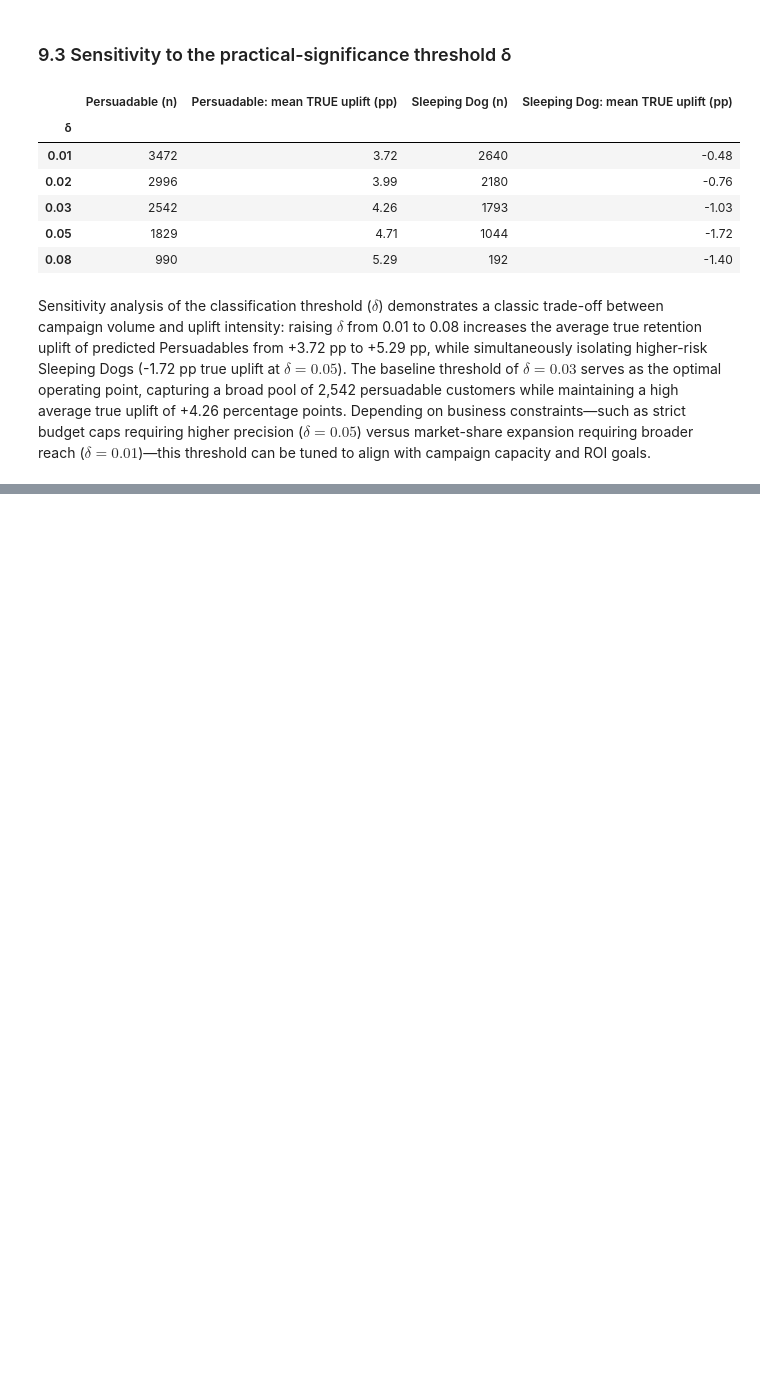
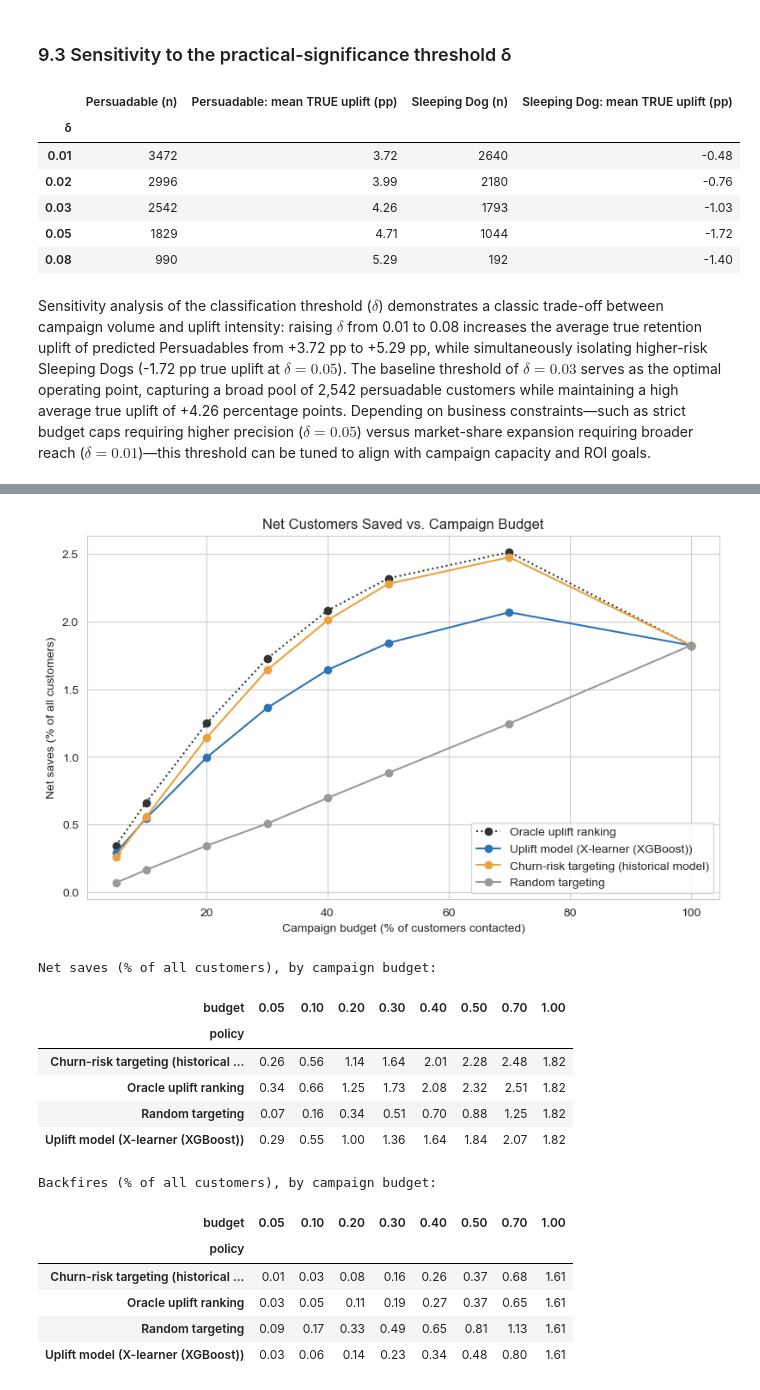
Before and after one commit to danielowuor/Customer-Retention-Intelligence-System, a Jupyter notebook: notebooks/05_uplift_modeling.ipynb, the cells around one changed output, grey strips where cells are left out. Cells and saved outputs as stored; diff of their text form; code cells hidden in the pictures; blank space fills up the shorter version.

Commit message:
feat: add budget preview of saves vs backfires, non-randomized pilot robustness check, experimental output persistence, and summary with recommendations

```diff
--- a/notebooks/05_uplift_modeling.ipynb
+++ b/notebooks/05_uplift_modeling.ipynb
@@ -811,0 +818,55 @@ Sensitivity analysis of the classification threshold ($\delta$) demonstrates a c
+# %%
+saves_i = p0 * save_prob                    # expected customers saved if contacted
+backfires_i = (1 - p0) * backfire_prob      # expected customers pushed into churning if contacted
+
+policies = {
+    "Oracle uplift ranking": tau_true,
+    f"Uplift model ({PRIMARY_LEARNER})": uplift_oof,
+    "Churn-risk targeting (historical model)": risk_hist_oof,
+}
+budgets = [0.05, 0.10, 0.20, 0.30, 0.40, 0.50, 0.70, 1.00]
+rng_pol = np.random.default_rng(RANDOM_SEED)
+policies["Random targeting"] = rng_pol.random(n)
+
+rows = []
+for name, score in policies.items():
+    order = np.argsort(-score)
+    for b in budgets:
+        top = order[: int(b * n)]
+        rows.append({"policy": name, "budget": b,
+                     "net saves (% of customers)": 100 * tau_true[top].sum() / n,
+                     "saves (% of customers)": 100 * saves_i[top].sum() / n,
+                     "backfires (% of customers)": 100 * backfires_i[top].sum() / n})
+policy_df = pd.DataFrame(rows)
+
+fig, ax = plt.subplots(figsize=(9.5, 5.5))
+for name, color in zip(policies, ["#333333", "#2E74B5", "#E8A33D", "#999999"]):
+    sub = policy_df[policy_df["policy"] == name]
+    ax.plot(sub["budget"] * 100, sub["net saves (% of customers)"], marker="o", color=color,
+            linestyle=":" if name.startswith("Oracle") else "-", label=name)
+ax.set_xlabel("Campaign budget (% of customers contacted)")
+ax.set_ylabel("Net saves (% of all customers)")
+ax.set_title("Net Customers Saved vs. Campaign Budget")
+ax.legend()
+plt.show()
+
+print("Net saves (% of all customers), by campaign budget:")
+display(policy_df.pivot(index="policy", columns="budget", values="net saves (% of customers)").round(2))
+print("Backfires (% of all customers), by campaign budget:")
+policy_df.pivot(index="policy", columns="budget", values="backfires (% of customers)").round(2)
+# %% [output]
+[figure, added]
+Net saves (% of all customers), by campaign budget:
+| budget | 0.05 | 0.10 | 0.20 | 0.30 | 0.40 | 0.50 | 0.70 | 1.00 |
+| policy |  |  |  |  |  |  |  |  |
+| Churn-risk targeting (historical ... | 0.26 | 0.56 | 1.14 | 1.64 | 2.01 | 2.28 | 2.48 | 1.82 |
+| Oracle uplift ranking | 0.34 | 0.66 | 1.25 | 1.73 | 2.08 | 2.32 | 2.51 | 1.82 |
+| Random targeting | 0.07 | 0.16 | 0.34 | 0.51 | 0.70 | 0.88 | 1.25 | 1.82 |
+| Uplift model (X-learner (XGBoost)) | 0.29 | 0.55 | 1.00 | 1.36 | 1.64 | 1.84 | 2.07 | 1.82 |
+Backfires (% of all customers), by campaign budget:
+| budget | 0.05 | 0.10 | 0.20 | 0.30 | 0.40 | 0.50 | 0.70 | 1.00 |
+| policy |  |  |  |  |  |  |  |  |
+| Churn-risk targeting (historical ... | 0.01 | 0.03 | 0.08 | 0.16 | 0.26 | 0.37 | 0.68 | 1.61 |
+| Oracle uplift ranking | 0.03 | 0.05 | 0.11 | 0.19 | 0.27 | 0.37 | 0.65 | 1.61 |
+| Random targeting | 0.09 | 0.17 | 0.33 | 0.49 | 0.65 | 0.81 | 1.13 | 1.61 |
+| Uplift model (X-learner (XGBoost)) | 0.03 | 0.06 | 0.14 | 0.23 | 0.34 | 0.48 | 0.80 | 1.61 |
```
Also changed, not shown: parts of 12 cells of this notebook, 5 other files.
